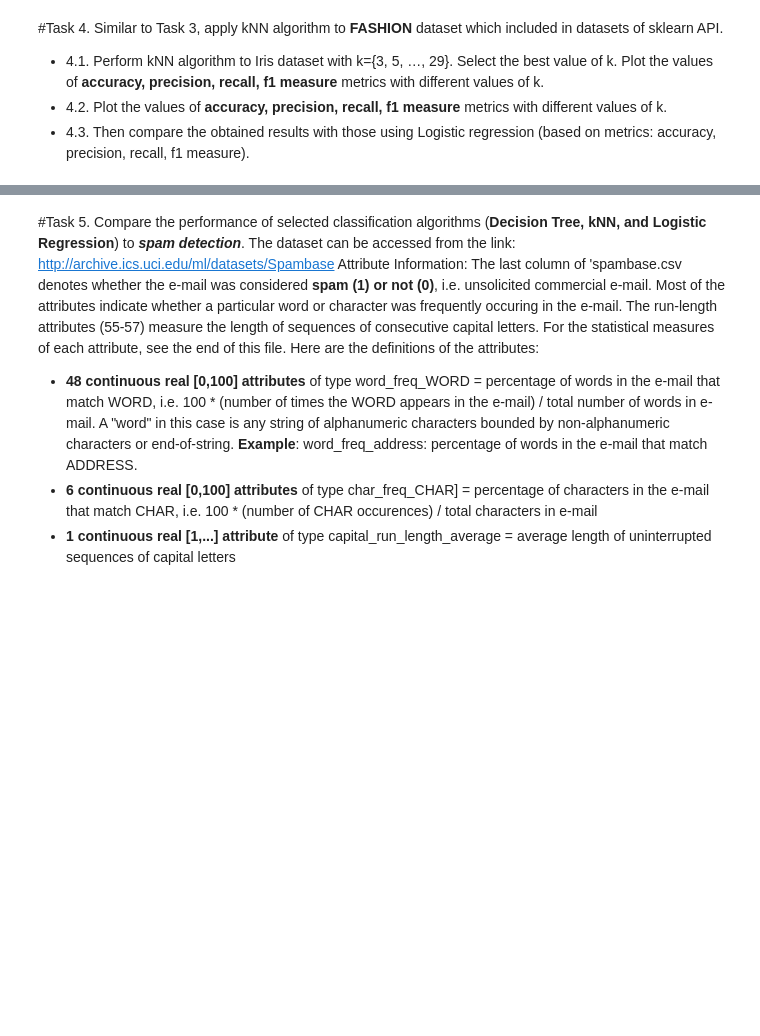
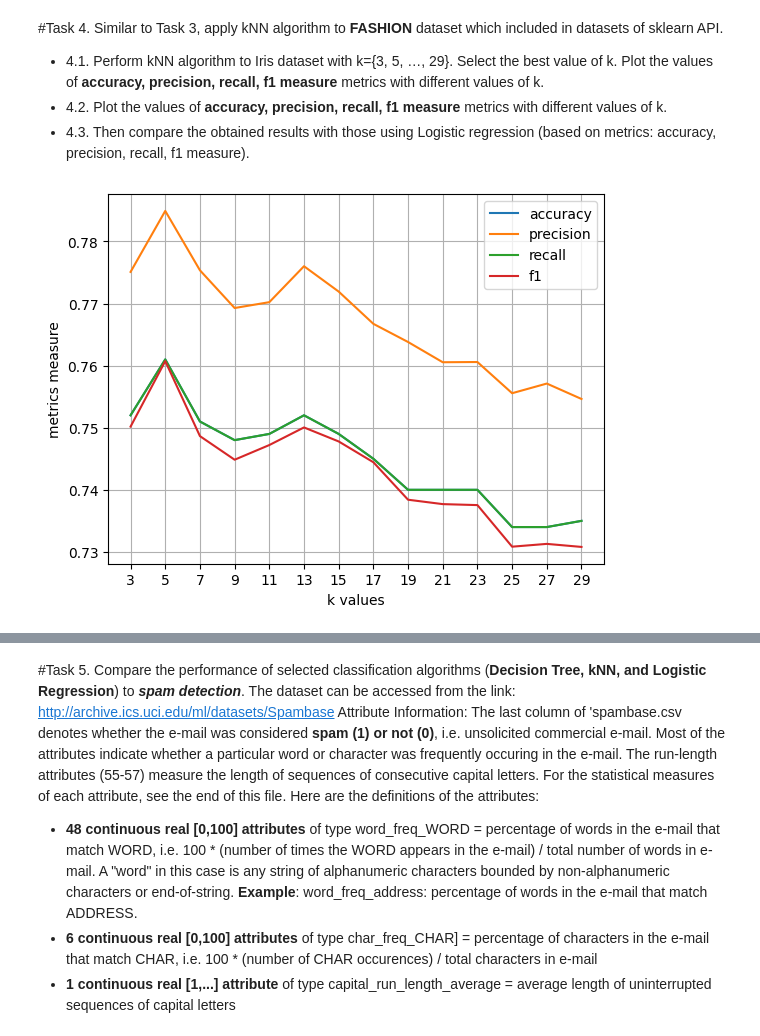
Before and after one commit to PhamTienLoc/Lab_ML, a Jupyter notebook: Lab_4_21130429_PhamTienLoc.ipynb, the cells around one changed output, grey strips where cells are left out. Drawn from its saved outputs; the diff is of its cells as text; code cells hidden in the pictures; blank space fills up the shorter version.

```diff
--- a/Lab_4_21130429_PhamTienLoc.ipynb
+++ b/Lab_4_21130429_PhamTienLoc.ipynb
@@ -135,0 +179,82 @@ Similar to Task 3, apply kNN algorithm to **FASHION** dataset which included in
+# %%
+# code
+# 4.1
+data2 = pd.read_csv('fashion_train.csv')
+data3 = pd.read_csv('fashion_test.csv')
+X_train = data2.iloc[:,0:len(data2.columns)-1]
+y_train = data2[['y']]
+X_test = data3.iloc[:,0:len(data2.columns)-1]
+y_test = data3[['y']]
+kNN_accuracy_score = []
+kNN_precision_score = []
+kNN_recall_score = []
+kNN_f1_score = []
+for i in range (3,30,2):
+  kNN_classifier = KNeighborsClassifier(n_neighbors=i)
+  kNN_classifier.fit(X_train,y_train)
+  y_pred_kNN = kNN_classifier.predict(X_test)
+  kNN_accuracy_score.append(accuracy_score(y_test, y_pred_kNN))
+  kNN_precision_score.append(precision_score(y_test, y_pred_kNN, average='weighted'))
+  kNN_recall_score.append(recall_score(y_test, y_pred_kNN, average='weighted'))
+  kNN_f1_score.append(f1_score(y_test, y_pred_kNN, average='weighted'))
+k_values = [i for i in range (3,30,2)]
+
+plt.figure(figsize=None)
+plt.plot(k_values, kNN_accuracy_score, label='accuracy')
+plt.plot(k_values, kNN_precision_score, label='precision')
+plt.plot(k_values, kNN_recall_score, label='recall')
+plt.plot(k_values, kNN_f1_score, label='f1')
+plt.xlabel('k values')
+plt.ylabel('metrics measure')
+plt.xticks(k_values)
+plt.legend()
+plt.grid(True)
+plt.show()
+
+best_k_value = k_values[np.argmax(kNN_accuracy_score)]
+print("best value of k : {}".format(best_k_value))
+
+# 4.2
+different_kNN_accuracy_score = []
+different_kNN_precision_score = []
+different_kNN_recall_score = []
+different_kNN_f1_score = []
+
+for i in range (2,28,2):
+  different_kNN_classifier = KNeighborsClassifier(n_neighbors=i)
+  different_kNN_classifier.fit(X_train,y_train)
+  different_y_pred_kNN = kNN_classifier.predict(X_test)
+  different_kNN_accuracy_score.append(accuracy_score(y_test, y_pred_kNN))
+  different_kNN_precision_score.append(precision_score(y_test, y_pred_kNN, average='weighted'))
+  different_kNN_recall_score.append(recall_score(y_test, y_pred_kNN, average='weighted'))
+  different_kNN_f1_score.append(f1_score(y_test, y_pred_kNN, average='weighted'))
+different_k_values = [i for i in range (2,28,2)]
+
+plt.figure(figsize=None)
+plt.plot(different_k_values, different_kNN_accuracy_score, label='different accuracy')
+plt.plot(different_k_values, different_kNN_precision_score, label='different precision')
+plt.plot(different_k_values, different_kNN_recall_score, label='different recall')
+plt.plot(different_k_values, different_kNN_f1_score, label='different f1')
+plt.xlabel('different values of k')
+plt.ylabel('differen metrics measure')
+plt.xticks(different_k_values)
+plt.legend()
+plt.grid(True)
+plt.show()
+
+# 4.3
+lr_classifier = LogisticRegression(random_state = 1)
+lr_classifier.fit(X_train, y_train)
+y_pred_lr = lr_classifier.predict(X_test)
+lr_accuracy_score = (accuracy_score(y_test, y_pred_lr))
+lr_precision_score = (precision_score(y_test, y_pred_lr, average='weighted'))
+lr_recall_score = (recall_score(y_test, y_pred_lr, average='weighted'))
+lr_f1_score = (f1_score(y_test, y_pred_lr, average='weighted'))
+
+t = PrettyTable(['classification algorithm', 'accuracy', 'precision', 'recall', 'f1'])
+t.add_row(['kNN', np.mean(kNN_accuracy_score), np.mean(kNN_precision_score), np.mean(kNN_recall_score), np.mean(kNN_f1_score)])
+t.add_row(['Logistic regression', lr_accuracy_score, lr_precision_score, lr_recall_score, lr_f1_score])
+
+print(t)
+# %% [output]
+[figure, added]
```
Also changed, not shown: parts of 7 cells of this notebook.
